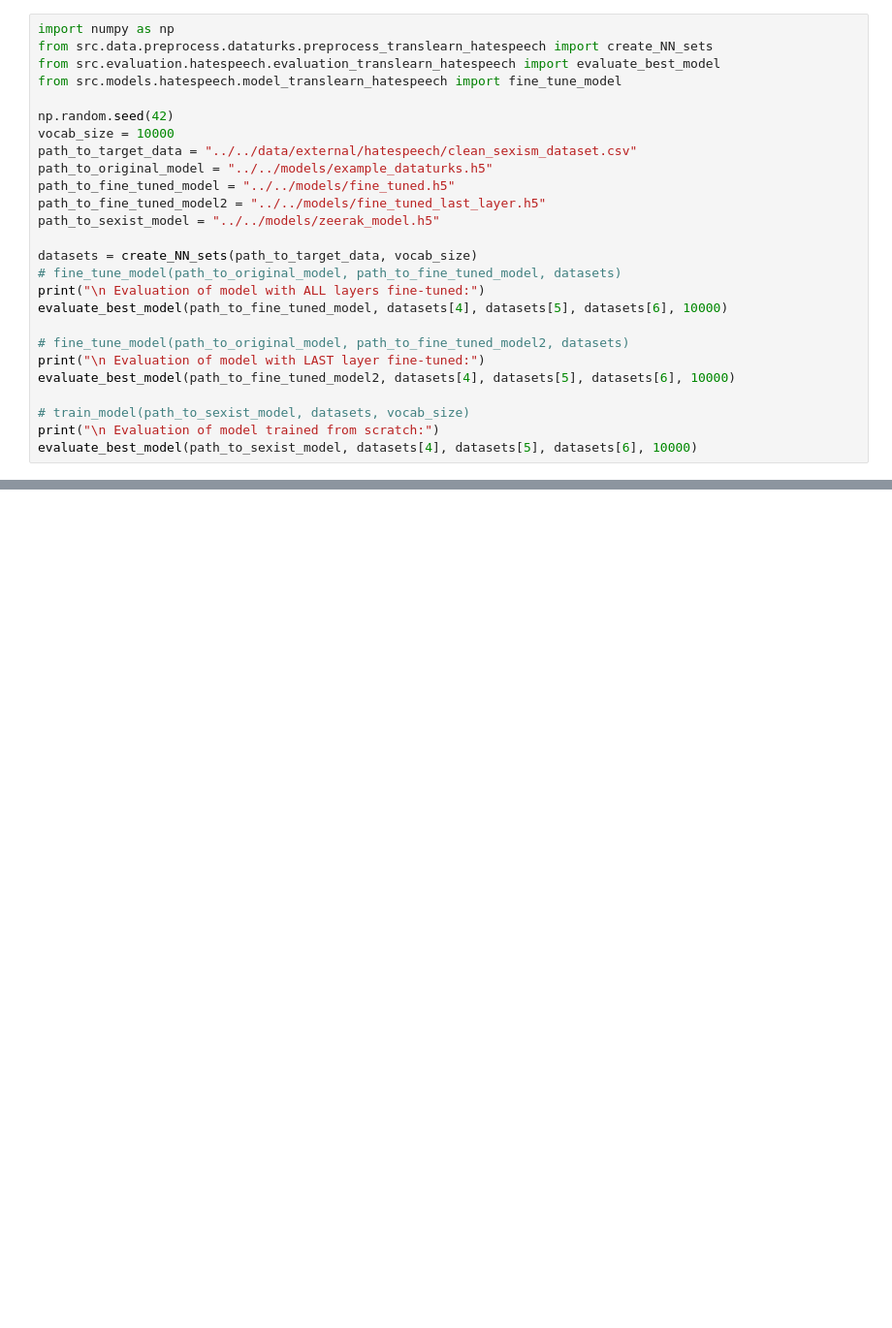
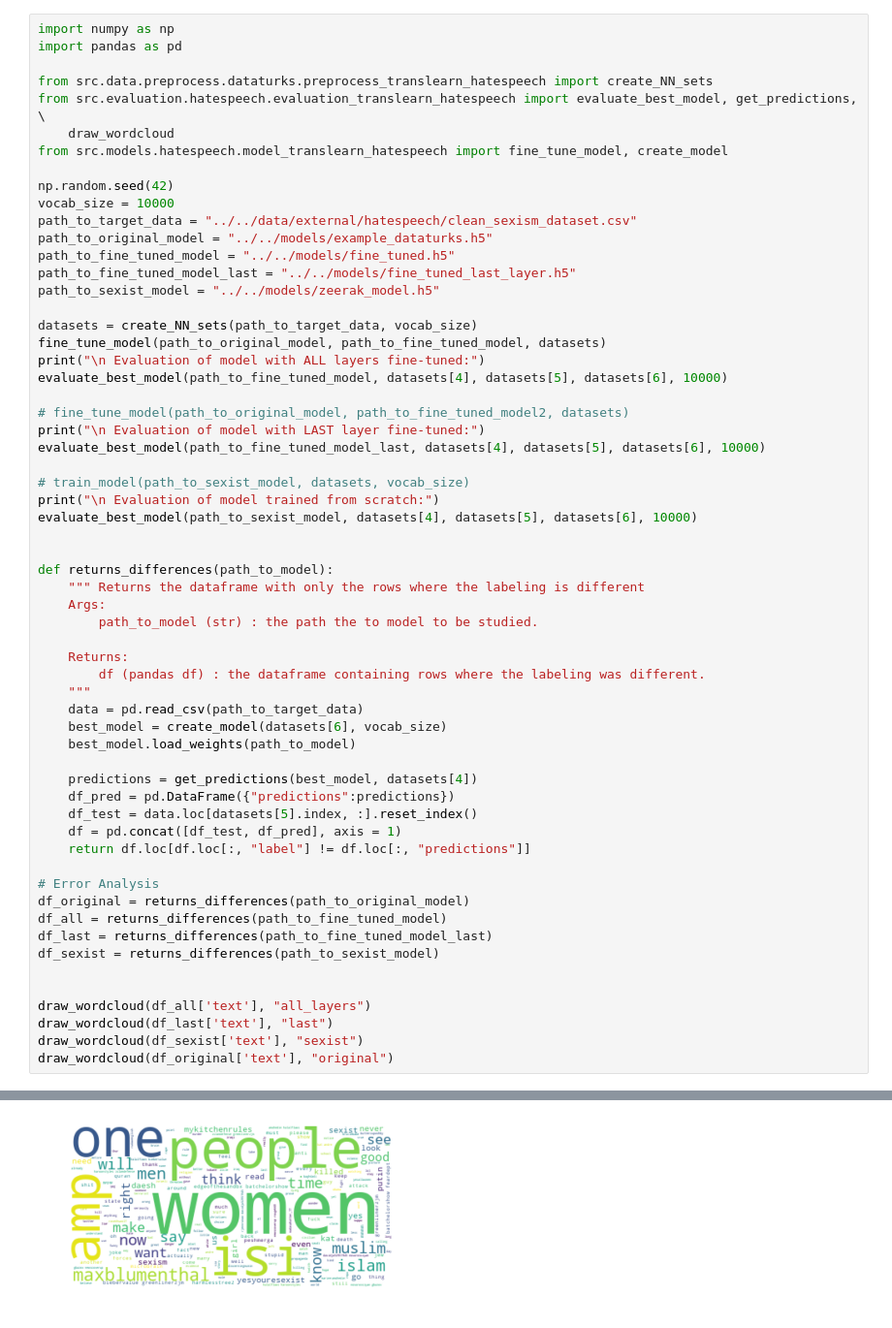
Before and after one commit to opt-out-tools/find-out, a Jupyter notebook: notebooks/hatespeech/transferlearning_hatespeech.ipynb, the cells around one changed output, grey strips where cells are left out. Shown: that part at 97% size. Cells and saved outputs as stored; diff of their text form; blank space fills up the shorter version.

Commit message:
Added wordclouds to help identify common words in the mis-labeled text

```diff
--- a/notebooks/hatespeech/transferlearning_hatespeech.ipynb
+++ b/notebooks/hatespeech/transferlearning_hatespeech.ipynb
@@ -1,27 +1,61 @@
 # %%
 import numpy as np
+import pandas as pd
+
 from src.data.preprocess.dataturks.preprocess_translearn_hatespeech import create_NN_sets
-from src.evaluation.hatespeech.evaluation_translearn_hatespeech import evaluate_best_model
-from src.models.hatespeech.model_translearn_hatespeech import fine_tune_model
+from src.evaluation.hatespeech.evaluation_translearn_hatespeech import evaluate_best_model, get_predictions, \
+    draw_wordcloud
+from src.models.hatespeech.model_translearn_hatespeech import fine_tune_model, create_model
 
 np.random.seed(42)
 vocab_size = 10000
 path_to_target_data = "../../data/external/hatespeech/clean_sexism_dataset.csv"
 path_to_original_model = "../../models/example_dataturks.h5"
 path_to_fine_tuned_model = "../../models/fine_tuned.h5"
-path_to_fine_tuned_model2 = "../../models/fine_tuned_last_layer.h5"
+path_to_fine_tuned_model_last = "../../models/fine_tuned_last_layer.h5"
 path_to_sexist_model = "../../models/zeerak_model.h5"
 
 datasets = create_NN_sets(path_to_target_data, vocab_size)
-# fine_tune_model(path_to_original_model, path_to_fine_tuned_model, datasets)
+fine_tune_model(path_to_original_model, path_to_fine_tuned_model, datasets)
 print("\n Evaluation of model with ALL layers fine-tuned:")
 evaluate_best_model(path_to_fine_tuned_model, datasets[4], datasets[5], datasets[6], 10000)
 
 # fine_tune_model(path_to_original_model, path_to_fine_tuned_model2, datasets)
 print("\n Evaluation of model with LAST layer fine-tuned:")
-evaluate_best_model(path_to_fine_tuned_model2, datasets[4], datasets[5], datasets[6], 10000)
+evaluate_best_model(path_to_fine_tuned_model_last, datasets[4], datasets[5], datasets[6], 10000)
 
 # train_model(path_to_sexist_model, datasets, vocab_size)
 print("\n Evaluation of model trained from scratch:")
 evaluate_best_model(path_to_sexist_model, datasets[4], datasets[5], datasets[6], 10000)
+
+
+def returns_differences(path_to_model):
+    """ Returns the dataframe with only the rows where the labeling is different
+    Args:
+        path_to_model (str) : the path the to model to be studied.
+
+    Returns:
+        df (pandas df) : the dataframe containing rows where the labeling was different.
+    """
+    data = pd.read_csv(path_to_target_data)
+    best_model = create_model(datasets[6], vocab_size)
+    best_model.load_weights(path_to_model)
+
+    predictions = get_predictions(best_model, datasets[4])
+    df_pred = pd.DataFrame({"predictions":predictions})
+    df_test = data.loc[datasets[5].index, :].reset_index()
+    df = pd.concat([df_test, df_pred], axis = 1)
+    return df.loc[df.loc[:, "label"] != df.loc[:, "predictions"]]
+
+# Error Analysis
+df_original = returns_differences(path_to_original_model)
+df_all = returns_differences(path_to_fine_tuned_model)
+df_last = returns_differences(path_to_fine_tuned_model_last)
+df_sexist = returns_differences(path_to_sexist_model)
+
+
+draw_wordcloud(df_all['text'], "all_layers")
+draw_wordcloud(df_last['text'], "last")
+draw_wordcloud(df_sexist['text'], "sexist")
+draw_wordcloud(df_original['text'], "original")
 # %% [output]
@@ -45,0 +63 @@ Name: label, Length: 2982, dtype: int64 [0 0 0 ... 0 0 0]
+[figure, added]
```
Also changed, not shown: parts of 1 cell of this notebook, 1 other file.
